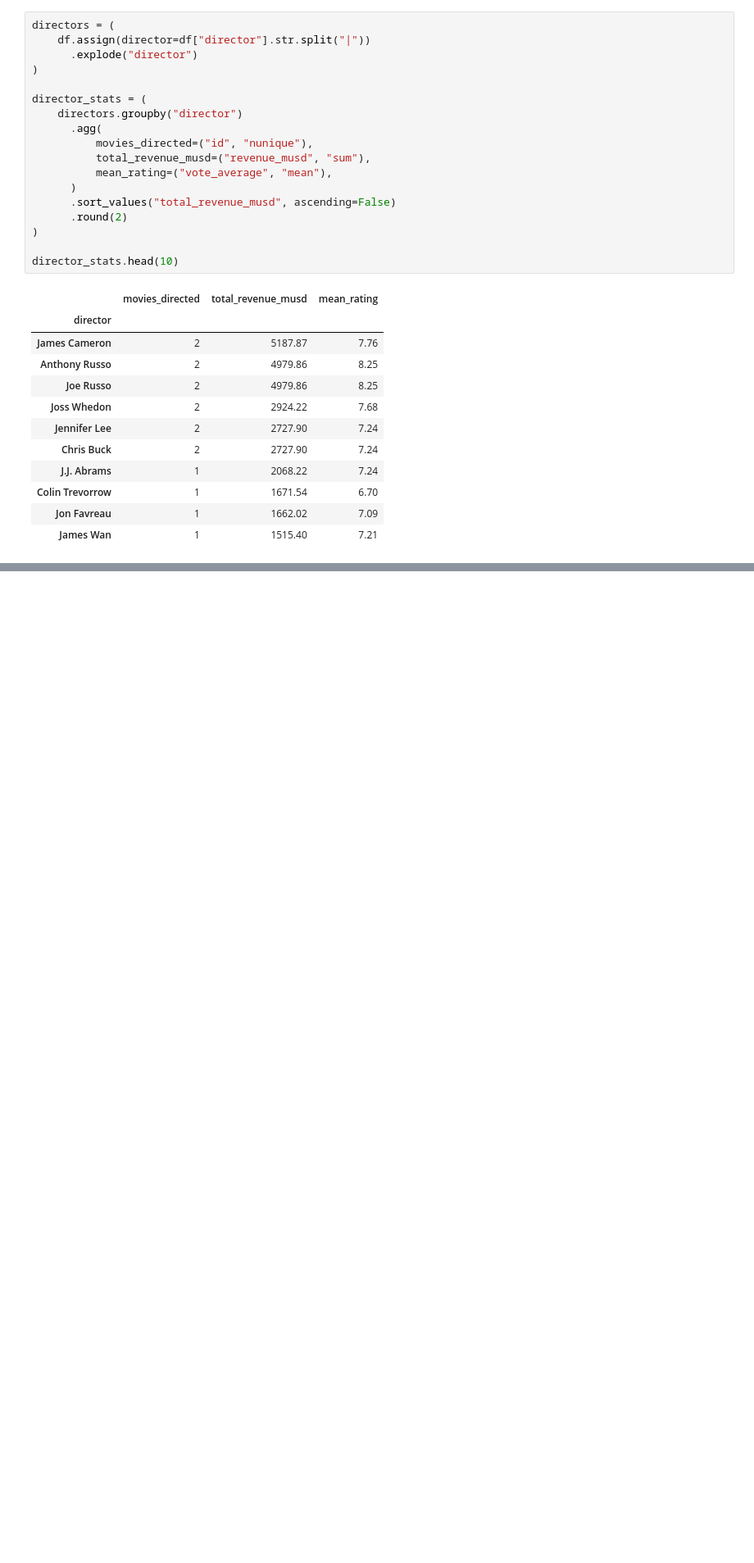
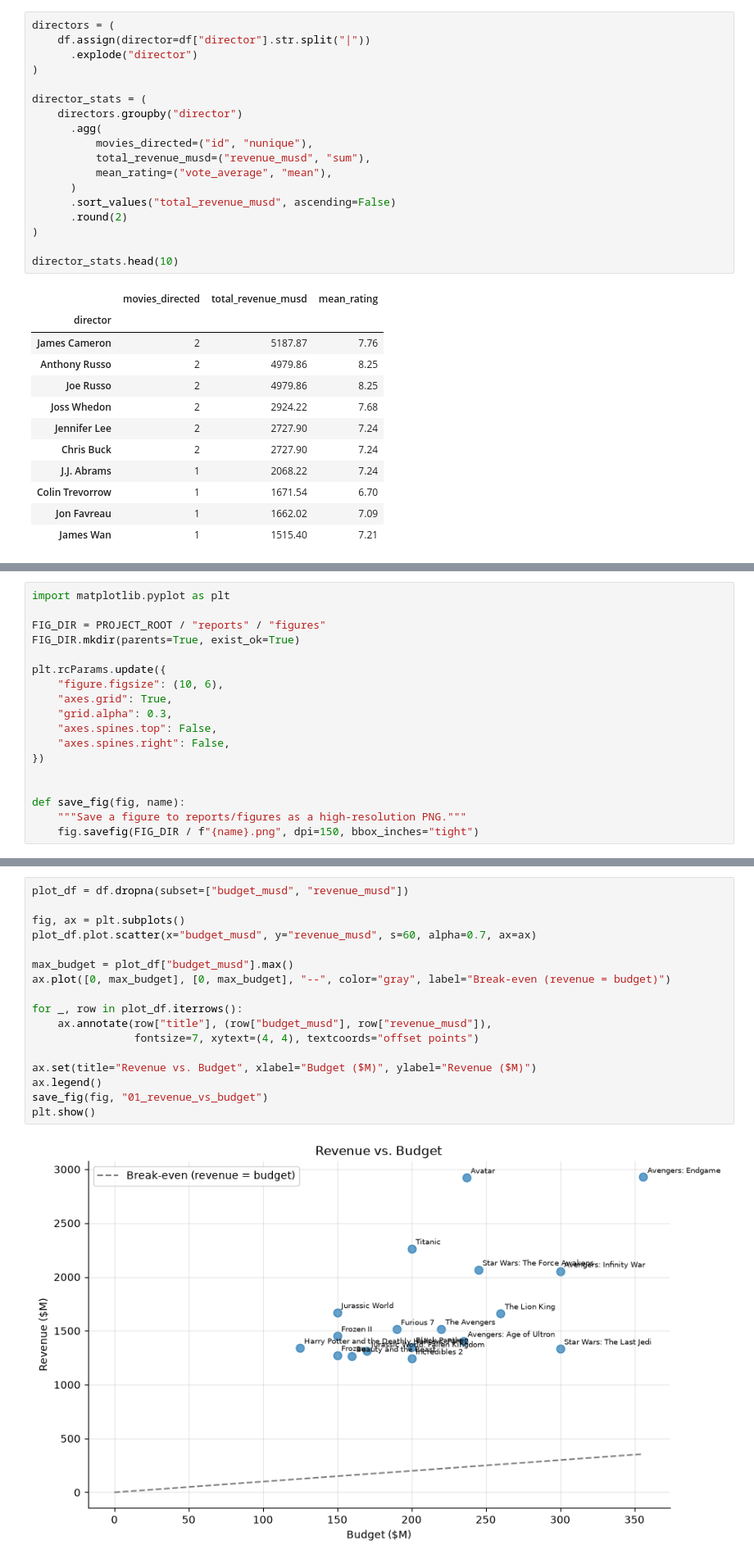
Before and after one commit to CasualLev/tmdb-movalyzer, a Jupyter notebook: notebooks/tmdb_analysis.ipynb, the cells around one changed output, grey strips where cells are left out. Shown at 82% size. Drawn from its saved outputs; the diff is of its cells as text; blank space fills up the shorter version.

Commit message:
Add visualizations for revenue, ROI, popularity, yearly trends and franchise comparison

```diff
--- a/notebooks/tmdb_analysis.ipynb
+++ b/notebooks/tmdb_analysis.ipynb
@@ -799,0 +806,18 @@ director_stats.head(10)
+# %%
+import matplotlib.pyplot as plt
+
+FIG_DIR = PROJECT_ROOT / "reports" / "figures"
+FIG_DIR.mkdir(parents=True, exist_ok=True)
+
+plt.rcParams.update({
+    "figure.figsize": (10, 6),
+    "axes.grid": True,
+    "grid.alpha": 0.3,
+    "axes.spines.top": False,
+    "axes.spines.right": False,
+})
+
+
+def save_fig(fig, name):
+    """Save a figure to reports/figures as a high-resolution PNG."""
+    fig.savefig(FIG_DIR / f"{name}.png", dpi=150, bbox_inches="tight")
@@ -799,0 +828,19 @@ director_stats.head(10)
+# %%
+plot_df = df.dropna(subset=["budget_musd", "revenue_musd"])
+
+fig, ax = plt.subplots()
+plot_df.plot.scatter(x="budget_musd", y="revenue_musd", s=60, alpha=0.7, ax=ax)
+
+max_budget = plot_df["budget_musd"].max()
+ax.plot([0, max_budget], [0, max_budget], "--", color="gray", label="Break-even (revenue = budget)")
+
+for _, row in plot_df.iterrows():
+    ax.annotate(row["title"], (row["budget_musd"], row["revenue_musd"]),
+                fontsize=7, xytext=(4, 4), textcoords="offset points")
+
+ax.set(title="Revenue vs. Budget", xlabel="Budget ($M)", ylabel="Revenue ($M)")
+ax.legend()
+save_fig(fig, "01_revenue_vs_budget")
+plt.show()
+# %% [output]
+[figure, added]
```
Also changed, not shown: parts of 10 cells of this notebook, 5 other files.
